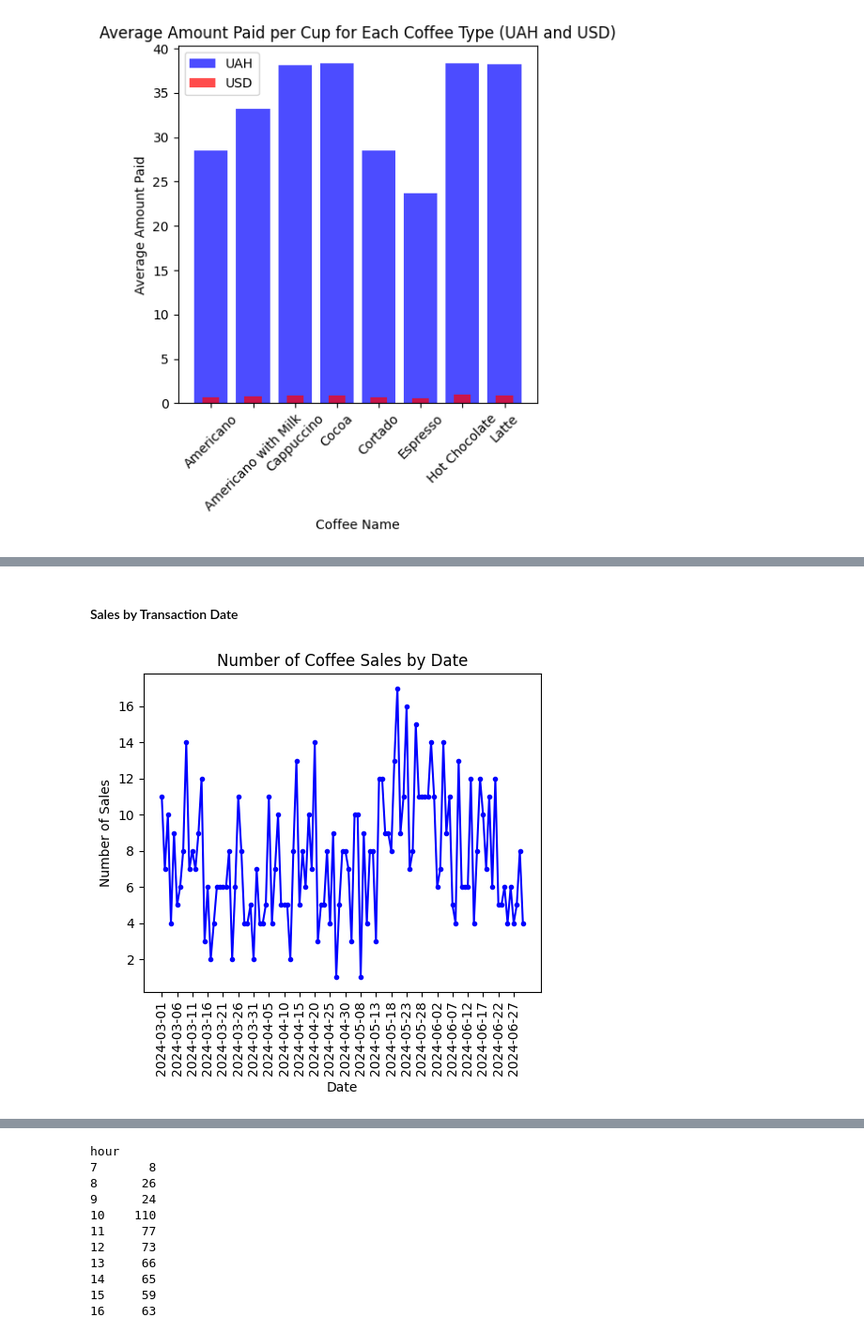
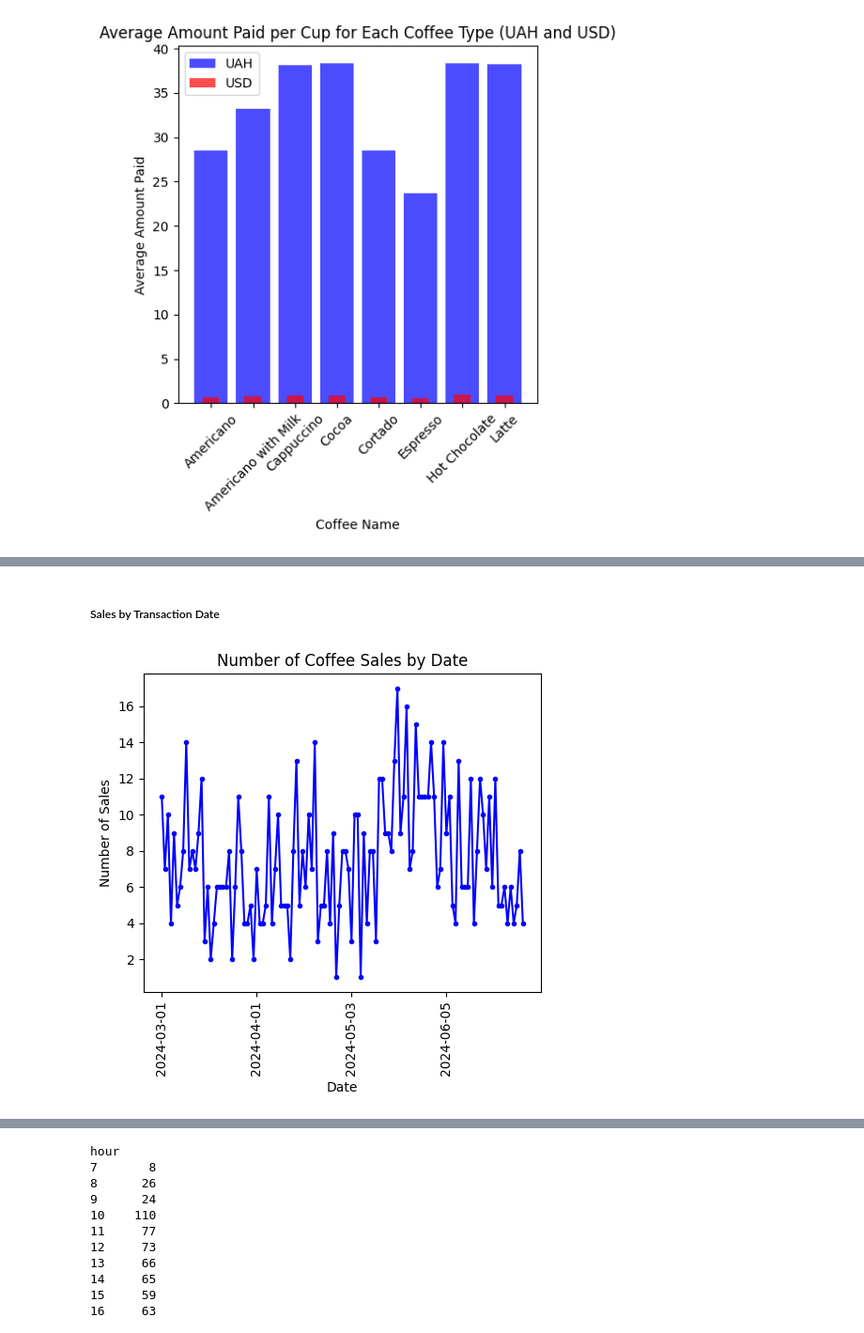
Before and after one commit to JoshuaFarara/KaggleWorld, a Jupyter notebook: notebooks/cofee_sales/coffee_sales_analyisis.ipynb, the cells around one changed output, grey strips where cells are left out. Shown at 94% size. Drawn from its saved outputs; the diff is of its cells as text; code cells hidden in the pictures.

```diff
--- a/notebooks/cofee_sales/coffee_sales_analyisis.ipynb
+++ b/notebooks/cofee_sales/coffee_sales_analyisis.ipynb
@@ -230,3 +226,7 @@ df.head(10)
+# %%
+df['hour'] = df['datetime'].dt.hour
+df['day'] = df['datetime'].dt.day
+df['month'] = df['datetime'].dt.month
 # %% [markdown]
 ## Convert amount_paid_uah(formerly df['money']) to USD.
 # %% [markdown]
@@ -248,7 +239,7 @@ df.head(5)
 # %% [markdown]
 ## Restructure dateframe order.
 # %%
-df = df[['date', 'datetime','time', 'payment_type', 'card_number', 'amount_paid_uah', 'amount_paid_usd',
+df = df[['date', 'datetime','time', 'hour', 'day', 'month', 'payment_type', 'card_number', 'amount_paid_uah', 'amount_paid_usd',
        'coffee_name']]
 df.head()
 # %% [output]
@@ -545,22 +517,21 @@ df.head
 894        Hot Chocolate
 895  Americano with Milk  >
 # %% [markdown]
-#### Sales by Transaction Date
+##### Sales by Transaction Date
 # %%
 number_of_sales_by_date = df['date'].value_counts().sort_index()
 number_of_sales_by_date
 fig, ax = plt.subplots(figsize=(5, 5))
 ax.plot(number_of_sales_by_date.index, number_of_sales_by_date.values, 'b.-')
 
 
-plt.xticks(number_of_sales_by_date.index[::5], rotation=90)
+plt.xticks(number_of_sales_by_date.index[::31], rotation=90)
 plt.xlabel('Date')
 plt.ylabel('Number of Sales')
 plt.title('Number of Coffee Sales by Date')
-# plt.legend()
 plt.tight_layout()
 
 plt.show()
 # %% [output]
-[figure, old version]
+[figure, new version]
 # %% [markdown]
```
Also changed, not shown: parts of 76 cells of this notebook.
